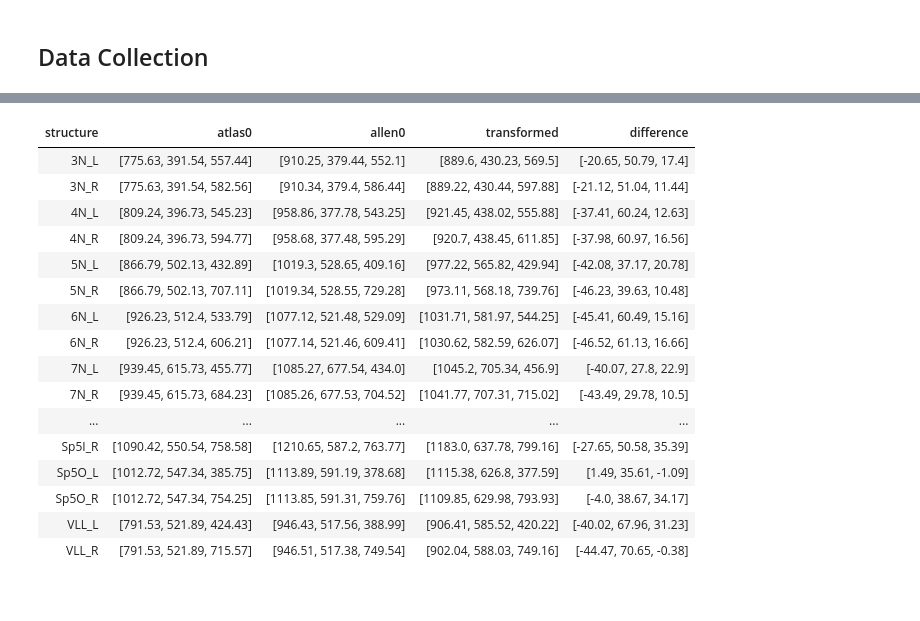
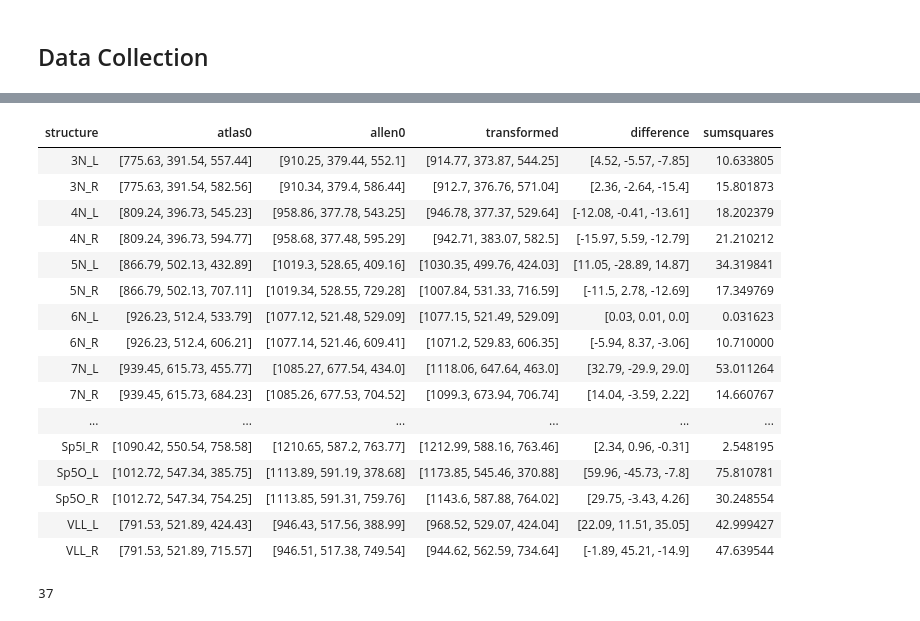
Before and after one commit to BrainSharer/pipeline, a Jupyter notebook: in_development/edward/alignment-error-visualization.ipynb, the cells around one changed output, grey strips where cells are left out. Saved outputs shown, nothing was run; the diff lists cells and outputs as text; code cells hidden in the pictures.

Commit message:
Working on finding the best combo to create an affine transformation for the atlas

```diff
--- a/in_development/edward/alignment-error-visualization.ipynb
+++ b/in_development/edward/alignment-error-visualization.ipynb
@@ -33,3 +39,7 @@ from library.utilities.utilities_process import M_UM_SCALE, SCALING_FACTOR, rand
+# %%
+structure = 'SC'
+com = np.array([926, 183, 572])
+brainManager.update_database_com(structure, com)
 # %%
 def absolute_sum(l):
     la = np.array(l)
@@ -37,0 +74,9 @@ def absolute_sum(l):
+# %%
+atlas_all = list_coms('Atlas')
+allen_all = list_coms('Allen')
+common_keys = list(atlas_all.keys() & allen_all.keys())
+atlas_common = np.array([atlas_all[s] for s in common_keys])
+allen_common = np.array([allen_all[s] for s in common_keys])
+# %%
+combinations_list = generate_combinations(common_keys)
+print(len(combinations_list))
@@ -50,16 +120,20 @@ print(atlas_src.shape)
 # %%
-errors = []
 df_list = []
-matrix = get_affine_transformation('Atlas')
+ckeys_single = ('Sp5I_R', 'SNC_R', 'LRt_R', '4N_L', 'SNC_L')
+atlas_src = np.array([atlas_structures[s] for s in ckeys_single])
+allen_src = np.array([allen_structures[s] for s in ckeys_single])
+#matrix = get_umeyama(atlas_src, allen_src)
+matrix = compute_affine_transformation(atlas_src, allen_src)
+error = []
 for structure in common_keys:
-    atlas0 = np.array(atlas_structures[structure])
-    allen0 = np.array(allen_structures[structure])
+    atlas0 = np.array(atlas_all[structure])
+    allen0 = np.array(allen_all[structure])
     transformed = apply_affine_transform(atlas0, matrix)
     transformed = [round(x,2) for x in transformed]
     difference = [round(a - b, 2) for a, b in zip(transformed, allen0)]
-    errors.append(difference)
-    row = [structure, atlas0, allen0, transformed, difference]
+    ss = sum_square_com(difference)
+    row = [structure, atlas0, allen0, transformed, difference, ss]
     df_list.append(row)
-result = absolute_sum(errors)
-print(result)
+    error.append(ss)
+print('SS', sum(error))
 # %% [output]
@@ -76,26 +141,29 @@ Affine transformation matrix
 # %%
-columns = ['structure', 'atlas0', 'allen0', 'transformed', 'difference']
+columns = ['structure', 'atlas0', 'allen0', 'transformed', 'difference', 'sumsquares']
 df = pd.DataFrame(df_list, columns=columns)
-columns = ['atlas0', 'allen0', 'transformed', 'difference']
+columns = ['atlas0', 'allen0', 'transformed', 'difference', 'sumsquares']
 df.index.name = 'Index'
 df.sort_values(by=['structure'], inplace=True)
-from IPython.display import HTML
 HTML(df.to_html(index=False))
 # %% [output]
-| structure | atlas0 | allen0 | transformed | difference |
-| 3N_L | [775.63, 391.54, 557.44] | [910.25, 379.44, 552.1] | [889.6, 430.23, 569.5] | [-20.65, 50.79, 17.4] |
-| 3N_R | [775.63, 391.54, 582.56] | [910.34, 379.4, 586.44] | [889.22, 430.44, 597.88] | [-21.12, 51.04, 11.44] |
-| 4N_L | [809.24, 396.73, 545.23] | [958.86, 377.78, 543.25] | [921.45, 438.02, 555.88] | [-37.41, 60.24, 12.63] |
-| 4N_R | [809.24, 396.73, 594.77] | [958.68, 377.48, 595.29] | [920.7, 438.45, 611.85] | [-37.98, 60.97, 16.56] |
-| 5N_L | [866.79, 502.13, 432.89] | [1019.3, 528.65, 409.16] | [977.22, 565.82, 429.94] | [-42.08, 37.17, 20.78] |
-| 5N_R | [866.79, 502.13, 707.11] | [1019.34, 528.55, 729.28] | [973.11, 568.18, 739.76] | [-46.23, 39.63, 10.48] |
-| 6N_L | [926.23, 512.4, 533.79] | [1077.12, 521.48, 529.09] | [1031.71, 581.97, 544.25] | [-45.41, 60.49, 15.16] |
-| 6N_R | [926.23, 512.4, 606.21] | [1077.14, 521.46, 609.41] | [1030.62, 582.59, 626.07] | [-46.52, 61.13, 16.66] |
-| 7N_L | [939.45, 615.73, 455.77] | [1085.27, 677.54, 434.0] | [1045.2, 705.34, 456.9] | [-40.07, 27.8, 22.9] |
-| 7N_R | [939.45, 615.73, 684.23] | [1085.26, 677.53, 704.52] | [1041.77, 707.31, 715.02] | [-43.49, 29.78, 10.5] |
-| ... | ... | ... | ... | ... |
-| Sp5I_R | [1090.42, 550.54, 758.58] | [1210.65, 587.2, 763.77] | [1183.0, 637.78, 799.16] | [-27.65, 50.58, 35.39] |
-| Sp5O_L | [1012.72, 547.34, 385.75] | [1113.89, 591.19, 378.68] | [1115.38, 626.8, 377.59] | [1.49, 35.61, -1.09] |
-| Sp5O_R | [1012.72, 547.34, 754.25] | [1113.85, 591.31, 759.76] | [1109.85, 629.98, 793.93] | [-4.0, 38.67, 34.17] |
-| VLL_L | [791.53, 521.89, 424.43] | [946.43, 517.56, 388.99] | [906.41, 585.52, 420.22] | [-40.02, 67.96, 31.23] |
-| VLL_R | [791.53, 521.89, 715.57] | [946.51, 517.38, 749.54] | [902.04, 588.03, 749.16] | [-44.47, 70.65, -0.38] |
+| structure | atlas0 | allen0 | transformed | difference | sumsquares |
+| 3N_L | [775.63, 391.54, 557.44] | [910.25, 379.44, 552.1] | [914.77, 373.87, 544.25] | [4.52, -5.57, -7.85] | 10.633805 |
+| 3N_R | [775.63, 391.54, 582.56] | [910.34, 379.4, 586.44] | [912.7, 376.76, 571.04] | [2.36, -2.64, -15.4] | 15.801873 |
+| 4N_L | [809.24, 396.73, 545.23] | [958.86, 377.78, 543.25] | [946.78, 377.37, 529.64] | [-12.08, -0.41, -13.61] | 18.202379 |
+| 4N_R | [809.24, 396.73, 594.77] | [958.68, 377.48, 595.29] | [942.71, 383.07, 582.5] | [-15.97, 5.59, -12.79] | 21.210212 |
+| 5N_L | [866.79, 502.13, 432.89] | [1019.3, 528.65, 409.16] | [1030.35, 499.76, 424.03] | [11.05, -28.89, 14.87] | 34.319841 |
+| 5N_R | [866.79, 502.13, 707.11] | [1019.34, 528.55, 729.28] | [1007.84, 531.33, 716.59] | [-11.5, 2.78, -12.69] | 17.349769 |
+| 6N_L | [926.23, 512.4, 533.79] | [1077.12, 521.48, 529.09] | [1077.15, 521.49, 529.09] | [0.03, 0.01, 0.0] | 0.031623 |
+| 6N_R | [926.23, 512.4, 606.21] | [1077.14, 521.46, 609.41] | [1071.2, 529.83, 606.35] | [-5.94, 8.37, -3.06] | 10.710000 |
+| 7N_L | [939.45, 615.73, 455.77] | [1085.27, 677.54, 434.0] | [1118.06, 647.64, 463.0] | [32.79, -29.9, 29.0] | 53.011264 |
+| 7N_R | [939.45, 615.73, 684.23] | [1085.26, 677.53, 704.52] | [1099.3, 673.94, 706.74] | [14.04, -3.59, 2.22] | 14.660767 |
+| ... | ... | ... | ... | ... | ... |
+| Sp5I_R | [1090.42, 550.54, 758.58] | [1210.65, 587.2, 763.77] | [1212.99, 588.16, 763.46] | [2.34, 0.96, -0.31] | 2.548195 |
+| Sp5O_L | [1012.72, 547.34, 385.75] | [1113.89, 591.19, 378.68] | [1173.85, 545.46, 370.88] | [59.96, -45.73, -7.8] | 75.810781 |
+| Sp5O_R | [1012.72, 547.34, 754.25] | [1113.85, 591.31, 759.76] | [1143.6, 587.88, 764.02] | [29.75, -3.43, 4.26] | 30.248554 |
+| VLL_L | [791.53, 521.89, 424.43] | [946.43, 517.56, 388.99] | [968.52, 529.07, 424.04] | [22.09, 11.51, 35.05] | 42.999427 |
+| VLL_R | [791.53, 521.89, 715.57] | [946.51, 517.38, 749.54] | [944.62, 562.59, 734.64] | [-1.89, 45.21, -14.9] | 47.639544 |
+# %%
+len(common_keys)
+# %% [output]
+37
```
Also changed, not shown: parts of 10 cells of this notebook, 9 other files.
